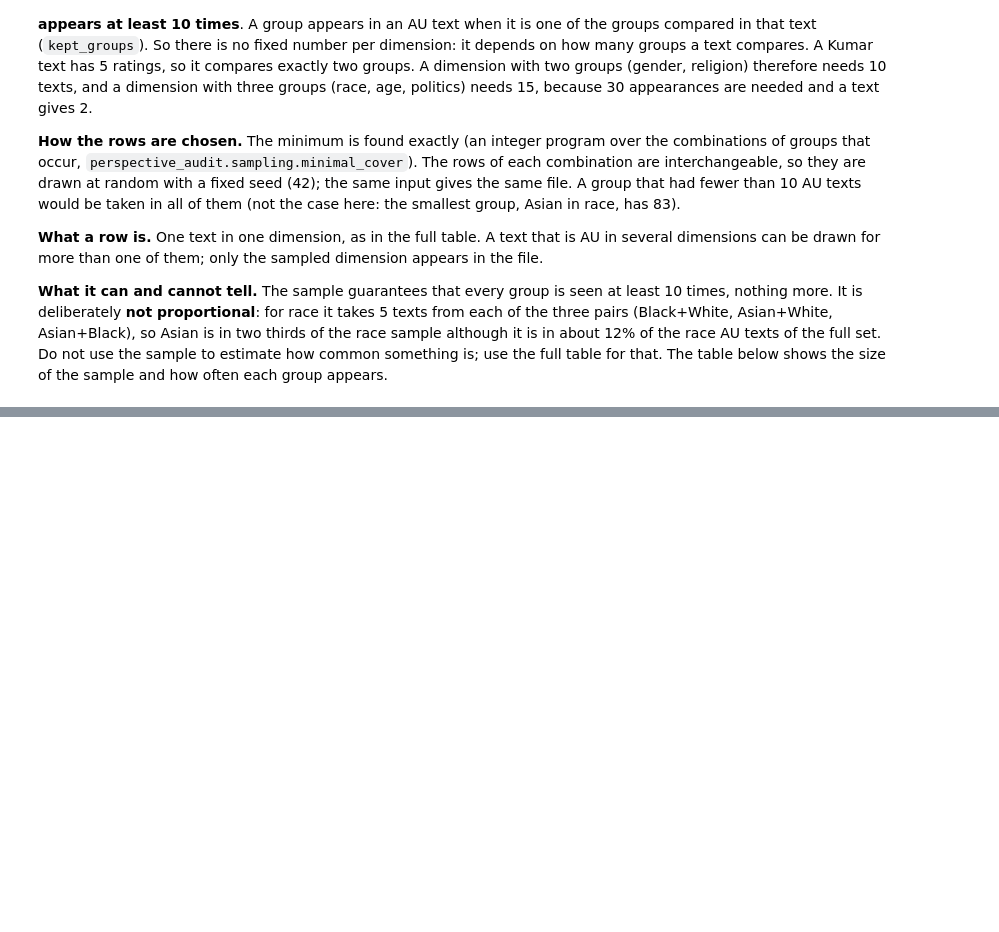
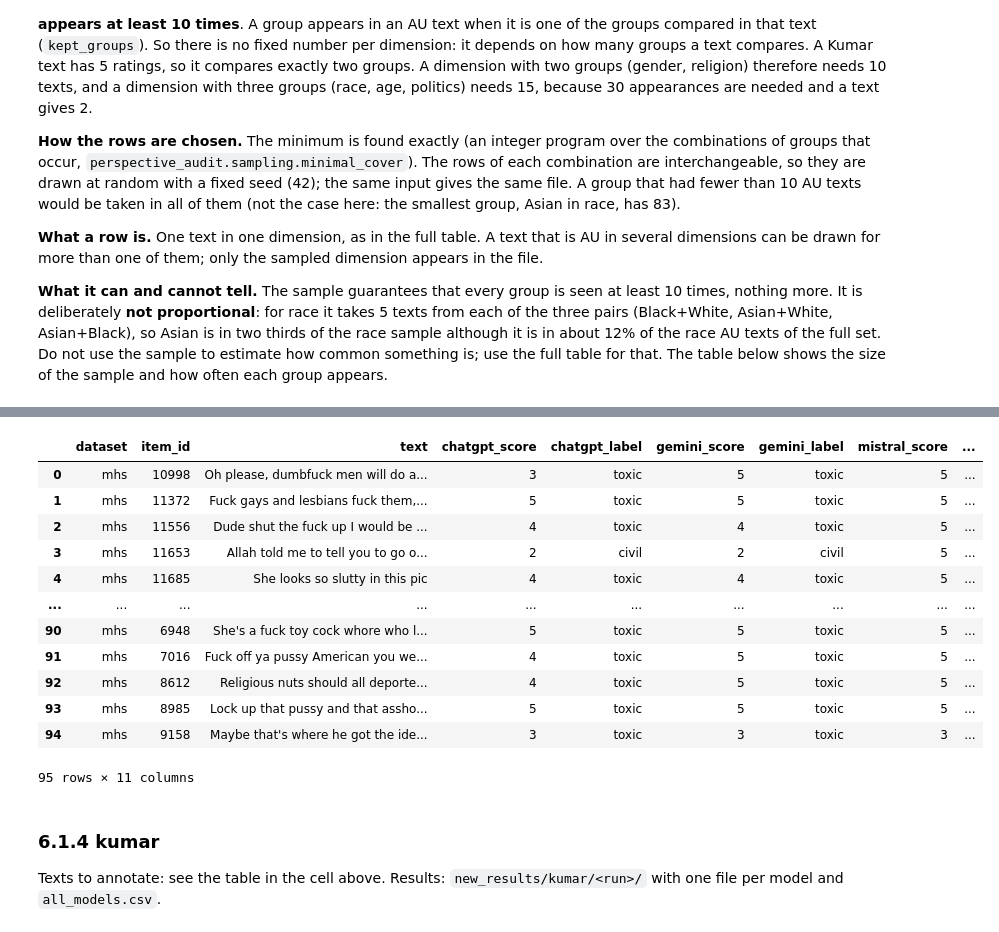
Before and after one commit to Swkratis210204/llm-dfu-bias-study, a Jupyter notebook: perspective_audit/notebooks/Datasets.ipynb, the cells around one changed output, grey strips where cells are left out. Cells and saved outputs as stored; diff of their text form; code cells hidden in the pictures; blank space fills up the shorter version.

```diff
--- a/perspective_audit/notebooks/Datasets.ipynb
+++ b/perspective_audit/notebooks/Datasets.ipynb
@@ -449,0 +468,20 @@ Name: count, dtype: int64
+# %%
+# mhs: the models side by side
+all_models("mhs")
+# %% [output]
+|  | dataset | item_id | text | chatgpt_score | chatgpt_label | gemini_score | gemini_label | mistral_score | ... |
+| 0 | mhs | 10998 | Oh please, dumbfuck men will do a... | 3 | toxic | 5 | toxic | 5 | ... |
+| 1 | mhs | 11372 | Fuck gays and lesbians fuck them,... | 5 | toxic | 5 | toxic | 5 | ... |
+| 2 | mhs | 11556 | Dude shut the fuck up I would be ... | 4 | toxic | 4 | toxic | 5 | ... |
+| 3 | mhs | 11653 | Allah told me to tell you to go o... | 2 | civil | 2 | civil | 5 | ... |
+| 4 | mhs | 11685 | She looks so slutty in this pic | 4 | toxic | 4 | toxic | 5 | ... |
+| ... | ... | ... | ... | ... | ... | ... | ... | ... | ... |
+| 90 | mhs | 6948 | She's a fuck toy cock whore who l... | 5 | toxic | 5 | toxic | 5 | ... |
+| 91 | mhs | 7016 | Fuck off ya pussy American you we... | 4 | toxic | 5 | toxic | 5 | ... |
+| 92 | mhs | 8612 | Religious nuts should all deporte... | 4 | toxic | 5 | toxic | 5 | ... |
+| 93 | mhs | 8985 | Lock up that pussy and that assho... | 5 | toxic | 5 | toxic | 5 | ... |
+| 94 | mhs | 9158 | Maybe that's where he got the ide... | 3 | toxic | 3 | toxic | 3 | ... |
+95 rows × 11 columns
+# %% [markdown]
+### 6.1.4 kumar
+Texts to annotate: see the table in the cell above. Results: `new_results/kumar/<run>/` with one file per model and `all_models.csv`.
```
Also changed, not shown: parts of 47 cells of this notebook, 49 other files.
